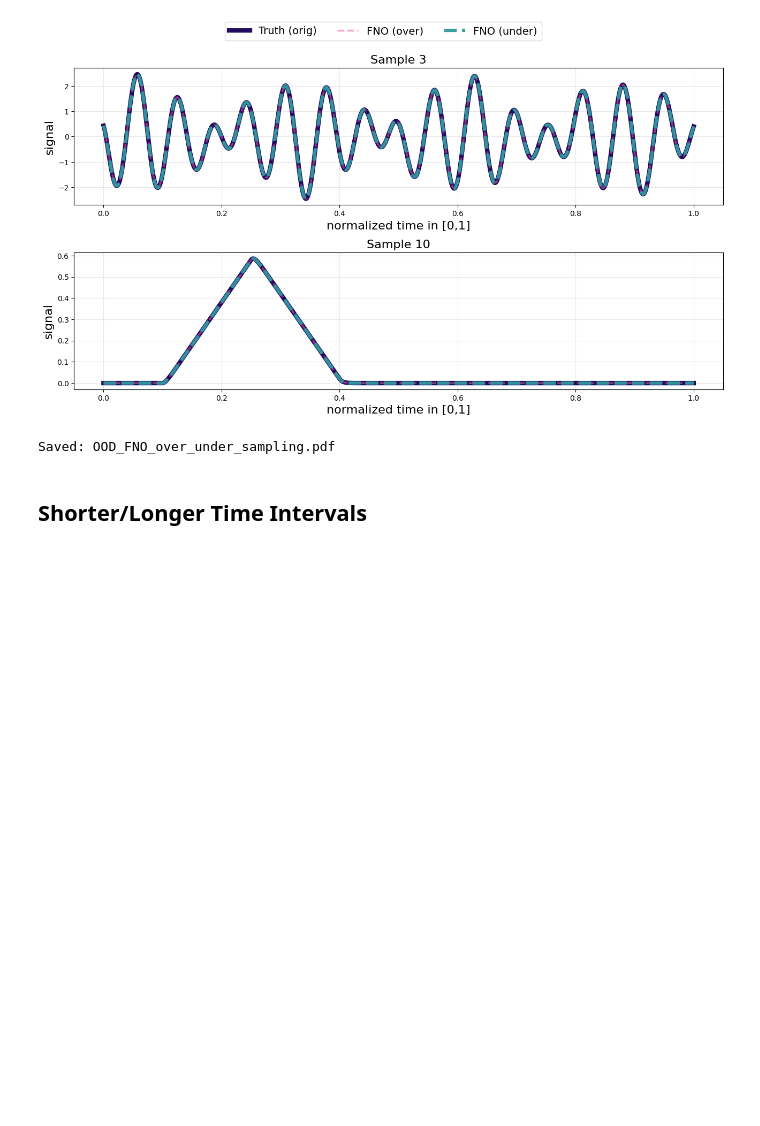
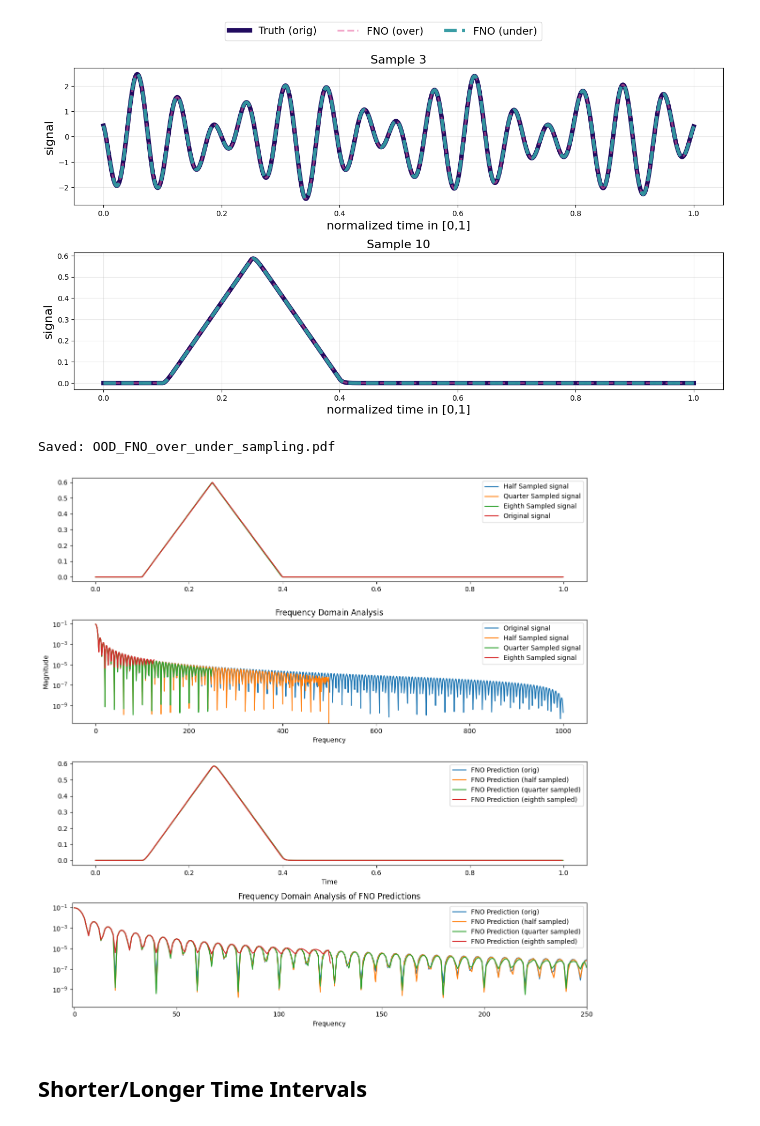
Before and after one commit to mathieusalz/LSMS_NeuralOperator_Tutorial, a Jupyter notebook: 3_LinearPulse_FNO.ipynb, the cells around one changed output. Saved outputs shown, nothing was run; the diff lists cells and outputs as text; code cells hidden in the pictures; blank space fills up the shorter version.

```diff
--- a/3_LinearPulse_FNO.ipynb
+++ b/3_LinearPulse_FNO.ipynb
@@ -805,6 +754,65 @@ print(f"Saved: {save_path}")
 # %% [output]
 [figure]
 Saved: OOD_FNO_over_under_sampling.pdf
+# %%
+x0 = torch.Tensor(out_of_dist_x[sidx, 0])
+x_under_1000 = torch.Tensor(resample_same_interval(x0, 1000))
+x_under_500 = torch.Tensor(resample_same_interval(x0, 500))
+x_under_250 = torch.Tensor(resample_same_interval(x0, 250))
+
+x_orig_fft = torch.abs(torch.fft.rfft(torch.Tensor(x0)))/len(x0)
+x_under_1000_fft = torch.abs(torch.fft.rfft(x_under_1000))/len(x_under_1000)
+x_under_500_fft = torch.abs(torch.fft.rfft(x_under_500))/len(x_under_500)
+x_under_250_fft = torch.abs(torch.fft.rfft(torch.Tensor(x_under_250)))/len(x_under_250)
+
+pred0 = first_fno_lin(x0.view(1, 1, -1)).detach().cpu().numpy()
+pred_under_1000= first_fno_lin(x_under_1000.view(1, 1, -1)).detach().cpu().numpy()
+pred_under_500= first_fno_lin(x_under_500.view(1, 1, -1)).detach().cpu().numpy()
+pred_under_250= first_fno_lin(x_under_250.view(1, 1, -1)).detach().cpu().numpy()
+
+pred0_fft = torch.abs(torch.fft.rfft(torch.Tensor(pred0[0, 0])))/len(pred0[0, 0])
+pred_under_1000_fft = torch.abs(torch.fft.rfft(torch.Tensor(pred_under_1000[0, 0])))/len(pred_under_1000[0, 0])
+pred_under_500_fft = torch.abs(torch.fft.rfft(torch.Tensor(pred_under_500[0, 0])))/len(pred_under_500[0, 0])
+pred_under_250_fft = torch.abs(torch.fft.rfft(torch.Tensor(pred_under_250[0, 0])))/len(pred_under_250[0, 0])
+
+fig, axes = plt.subplots(4, 1, figsize=(12, 12))
+
+axes[0].plot([i/len(x_under_1000) for i in range(len(x_under_1000))], x_under_1000, label="Half Sampled signal")
+axes[0].plot([i/len(x_under_500) for i in range(len(x_under_500))], x_under_500, label="Quarter Sampled signal")
+axes[0].plot([i/len(x_under_250) for i in range(len(x_under_250))], x_under_250, label="Eighth Sampled signal")
+axes[0].plot([i/len(x0) for i in range(len(x0))], x0, label="Original signal")
+axes[0].legend()
+
+axes[1].plot(x_orig_fft.cpu(), label="Original signal")
+axes[1].plot(x_under_1000_fft.cpu(), label="Half Sampled signal")
+axes[1].plot(x_under_500_fft.cpu(), label="Quarter Sampled signal")
+axes[1].plot(x_under_250_fft.cpu(), label="Eighth Sampled signal")
+axes[1].set_xlabel("Frequency")
+axes[1].set_ylabel("Magnitude")
+axes[1].set_title("Frequency Domain Analysis")
+axes[1].legend()
+axes[1].set_yscale("log")
+
+axes[2].plot([i/len(pred0[0, 0]) for i in range(len(pred0[0, 0]))], pred0[0, 0], label="FNO Prediction (orig)")
+axes[2].plot([i/len(pred_under_1000[0, 0]) for i in range(len(pred_under_1000[0, 0]))], pred_under_1000[0, 0], label="FNO Prediction (half sampled)")
+axes[2].plot([i/len(pred_under_500[0, 0]) for i in range(len(pred_under_500[0, 0]))], pred_under_500[0, 0], label="FNO Prediction (quarter sampled)")
+axes[2].plot([i/len(pred_under_250[0, 0]) for i in range(len(pred_under_250[0, 0]))], pred_under_250[0, 0], label="FNO Prediction (eighth sampled)")
+axes[2].set_xlabel("Time")
+axes[2].legend()
+
+axes[3].plot(pred0_fft.cpu(), label="FNO Prediction (orig)")
+axes[3].plot(pred_under_1000_fft.cpu(), label="FNO Prediction (half sampled)")
+axes[3].plot(pred_under_500_fft.cpu(), label="FNO Prediction (quarter sampled)")
+axes[3].plot(pred_under_250_fft.cpu(), label="FNO Prediction (eighth sampled)")
+axes[3].set_xlim(-1,250)
+axes[3].set_yscale("log")
+axes[3].set_xlabel("Frequency")
+axes[3].set_title("Frequency Domain Analysis of FNO Predictions")
+axes[3].legend()
+plt.tight_layout()
+plt.show()
+# %% [output]
+[figure, added]
 # %% [markdown]
 ## Shorter/Longer Time Intervals
 # %%
```
Also changed, not shown: parts of 14 cells of this notebook.
